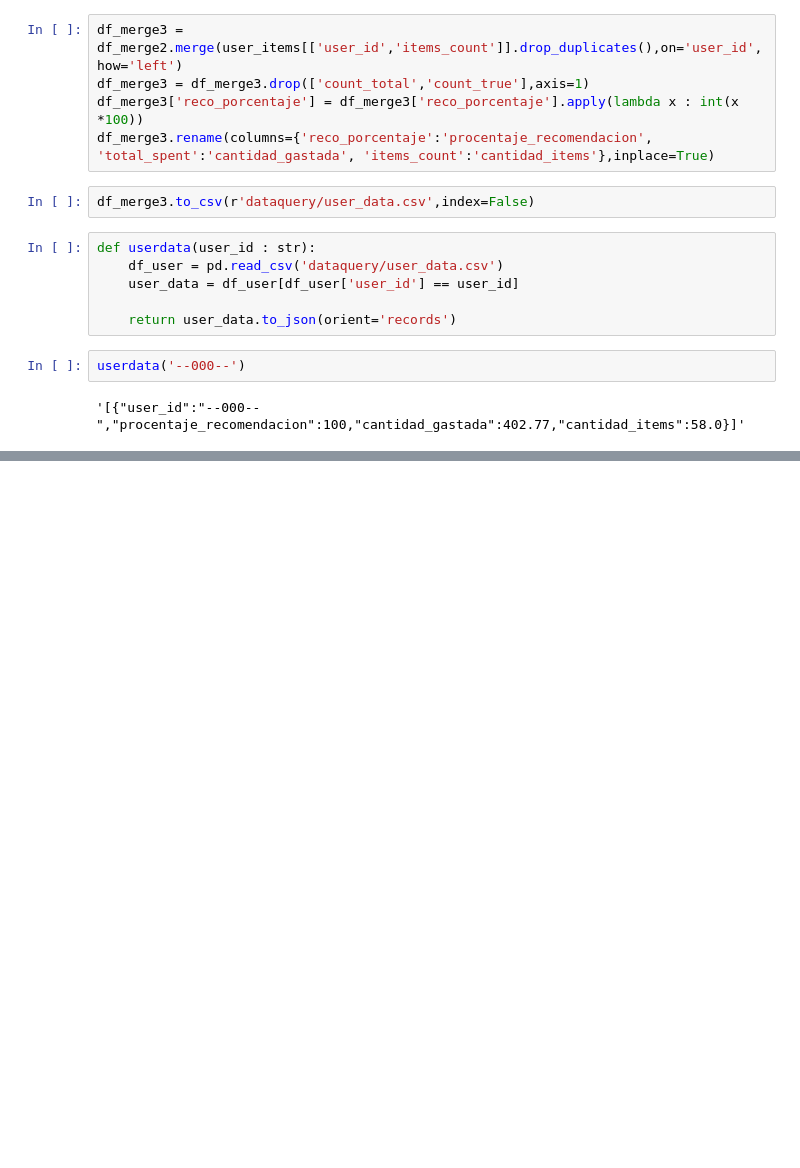
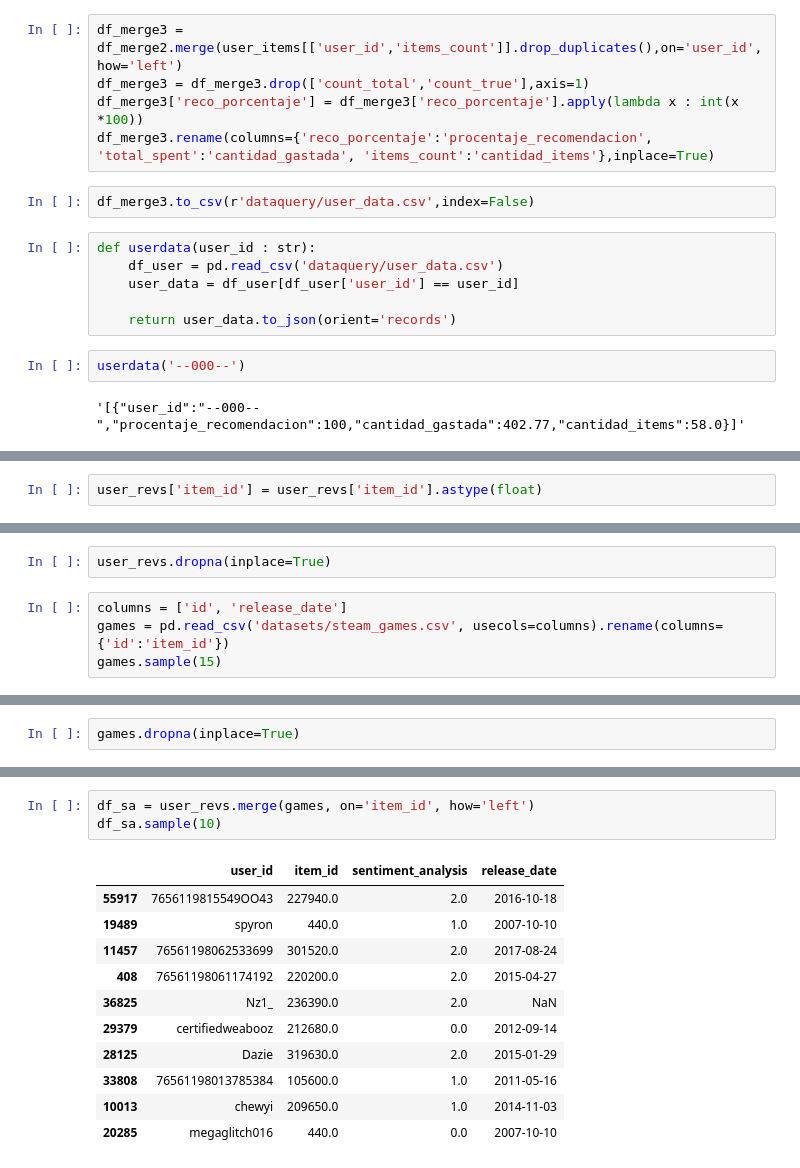
Before and after one commit to kimnegrette3/MLOps-Steam-Recommender-System, a Jupyter notebook: consultas_endpoints.ipynb, the cells around one changed output, grey strips where cells are left out. Saved outputs shown, nothing was run; the diff lists cells and outputs as text; blank space fills up the shorter version.

```diff
--- a/consultas_endpoints.ipynb
+++ b/consultas_endpoints.ipynb
@@ -185,0 +206,2 @@ userdata('--000--')
+# %%
+user_revs['item_id'] = user_revs['item_id'].astype(float)
@@ -185,0 +228,6 @@ userdata('--000--')
+# %%
+user_revs.dropna(inplace=True)
+# %%
+columns = ['id', 'release_date']
+games = pd.read_csv('datasets/steam_games.csv', usecols=columns).rename(columns={'id':'item_id'})
+games.sample(15)
@@ -185,0 +269,2 @@ userdata('--000--')
+# %%
+games.dropna(inplace=True)
@@ -185,0 +283,15 @@ userdata('--000--')
+# %%
+df_sa = user_revs.merge(games, on='item_id', how='left')
+df_sa.sample(10)
+# %% [output]
+|  | user_id | item_id | sentiment_analysis | release_date |
+| 55917 | 7656119815549OO43 | 227940.0 | 2.0 | 2016-10-18 |
+| 19489 | spyron | 440.0 | 1.0 | 2007-10-10 |
+| 11457 | 76561198062533699 | 301520.0 | 2.0 | 2017-08-24 |
+| 408 | 76561198061174192 | 220200.0 | 2.0 | 2015-04-27 |
+| 36825 | Nz1_ | 236390.0 | 2.0 | NaN |
+| 29379 | certifiedweabooz | 212680.0 | 0.0 | 2012-09-14 |
+| 28125 | Dazie | 319630.0 | 2.0 | 2015-01-29 |
+| 33808 | 76561198013785384 | 105600.0 | 1.0 | 2011-05-16 |
+| 10013 | chewyi | 209650.0 | 1.0 | 2014-11-03 |
+| 20285 | megaglitch016 | 440.0 | 0.0 | 2007-10-10 |
```
Also changed, not shown: parts of 18 cells of this notebook, 2 other files.
